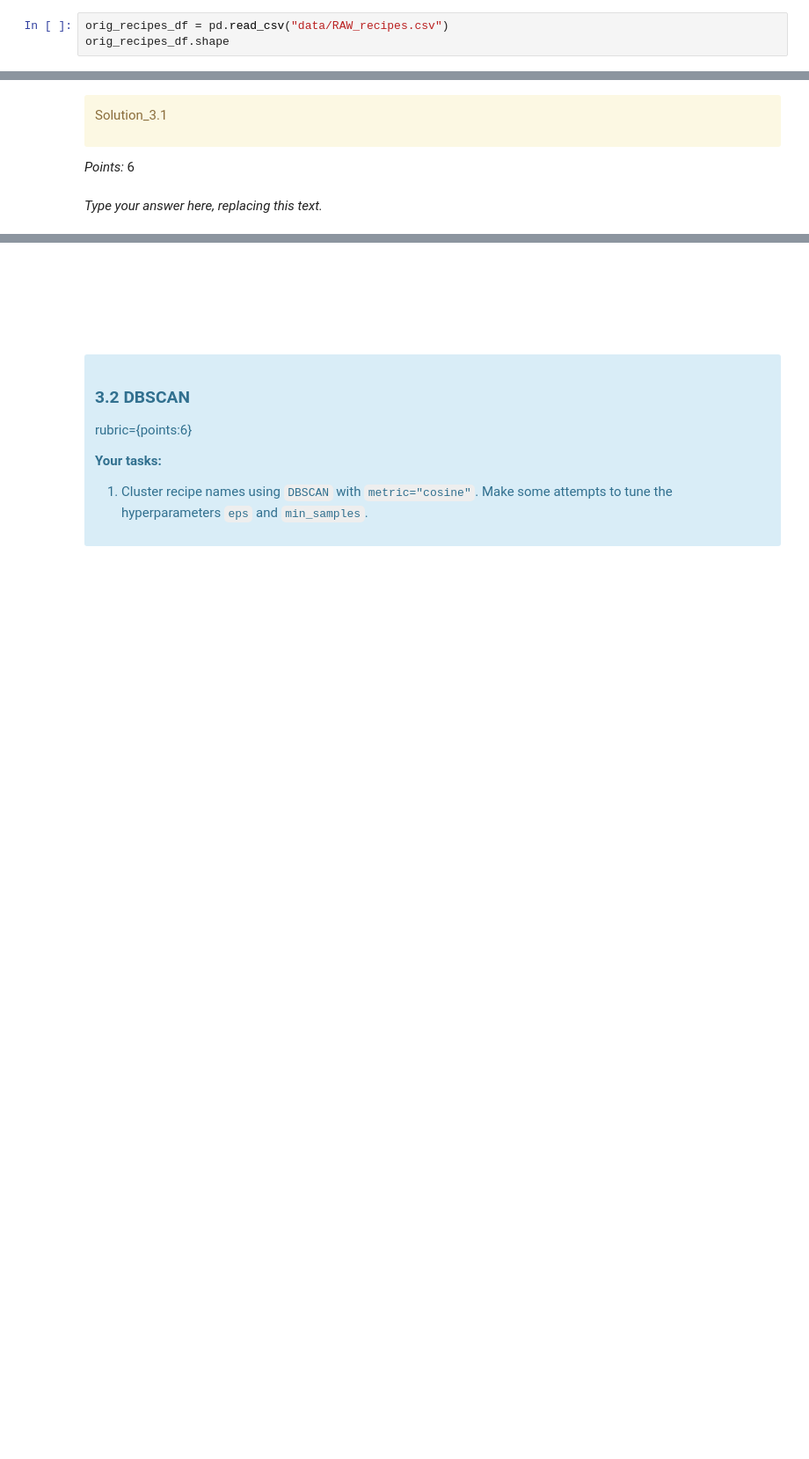
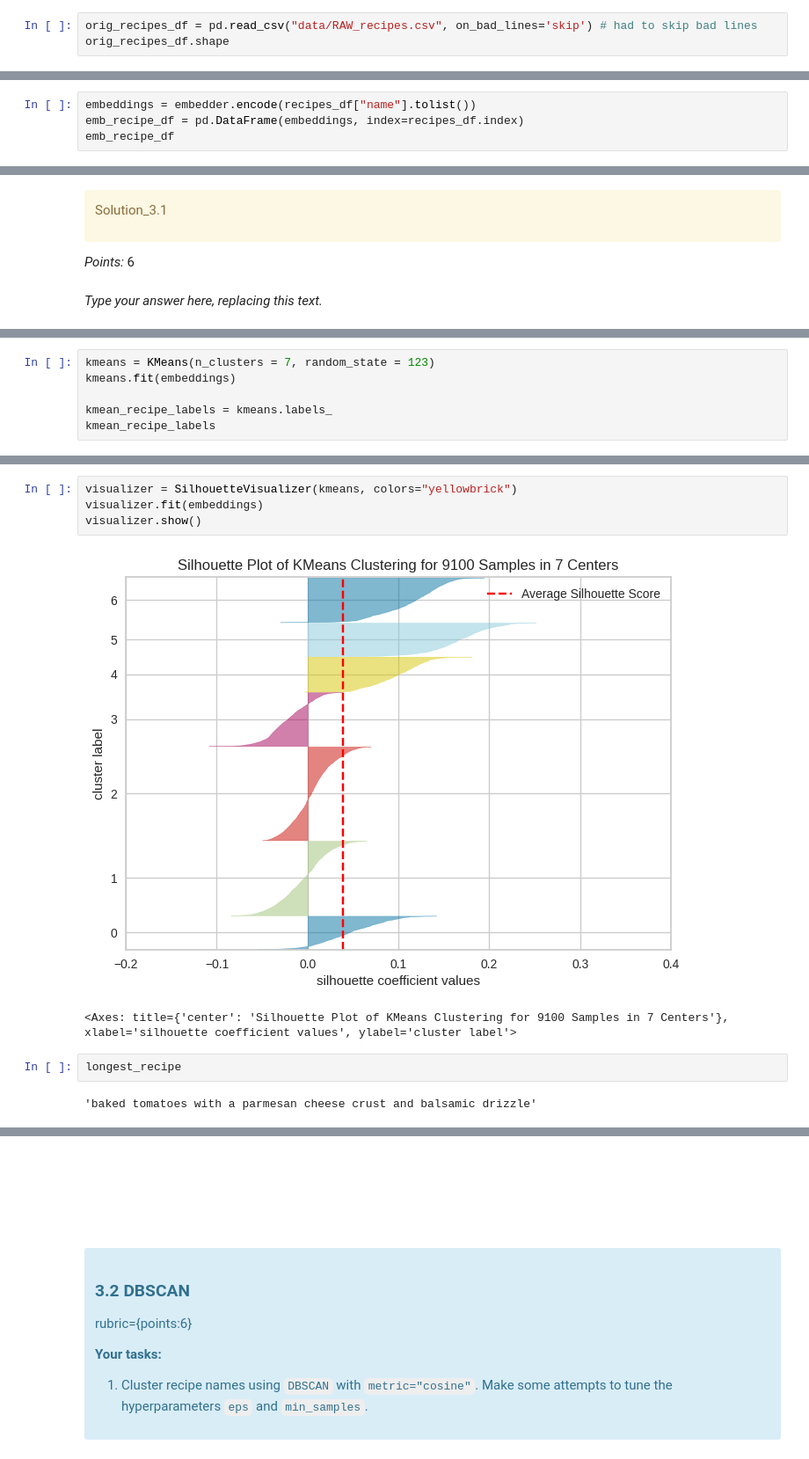
Before and after one commit to anna-si-tu/HW6, a Jupyter notebook: hw6.ipynb, the cells around one changed output, grey strips where cells are left out. Shown at 88% size. Drawn from its saved outputs; the diff is of its cells as text; blank space fills up the shorter version.

```diff
--- a/hw6.ipynb
+++ b/hw6.ipynb
@@ -580,5 +736,5 @@ In this assignment, we will work with a sample of [Kaggle's Food.com recipes cor
 
 > *Note: Depending upon the capacity of your computer, feel free to increase or decrease the size of this sample by changing the value for `n_tags`. If you decide to go with a different value of `n_tags`, state it clearly in Exercise 2.1 so that the grader knows about it.*
 # %%
-orig_recipes_df = pd.read_csv("data/RAW_recipes.csv")
+orig_recipes_df = pd.read_csv("data/RAW_recipes.csv", on_bad_lines='skip') # had to skip bad lines
 orig_recipes_df.shape
@@ -699,0 +889,4 @@ embeddings = None
+# %%
+embeddings = embedder.encode(recipes_df["name"].tolist())
+emb_recipe_df = pd.DataFrame(embeddings, index=recipes_df.index)
+emb_recipe_df
@@ -790,0 +992,6 @@ _Type your answer here, replacing this text._
+# %%
+kmeans = KMeans(n_clusters = 7, random_state = 123)
+kmeans.fit(embeddings)
+
+kmean_recipe_labels = kmeans.labels_
+kmean_recipe_labels
@@ -790,0 +1020,11 @@ _Type your answer here, replacing this text._
+# %%
+visualizer = SilhouetteVisualizer(kmeans, colors="yellowbrick")
+visualizer.fit(embeddings)
+visualizer.show()
+# %% [output]
+[figure, added]
+<Axes: title={'center': 'Silhouette Plot of KMeans Clustering for 9100 Samples in 7 Centers'}, xlabel='silhouette coefficient values', ylabel='cluster label'>
+# %%
+longest_recipe
+# %% [output]
+'baked tomatoes with a parmesan cheese crust and balsamic drizzle'
```
Also changed, not shown: parts of 58 cells of this notebook.
